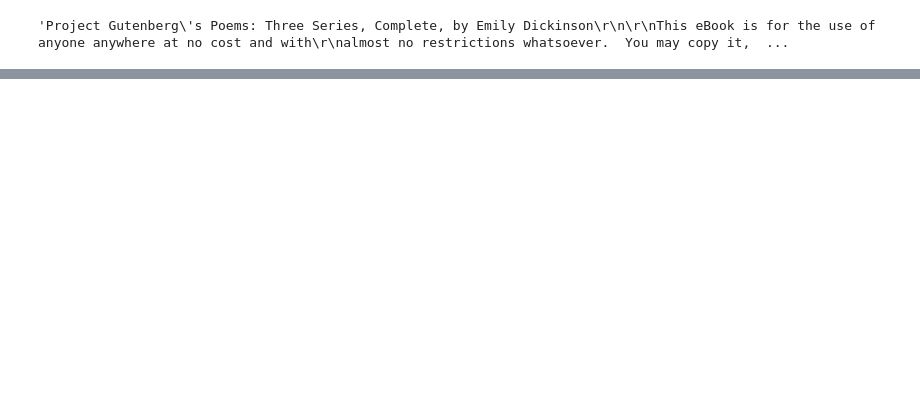
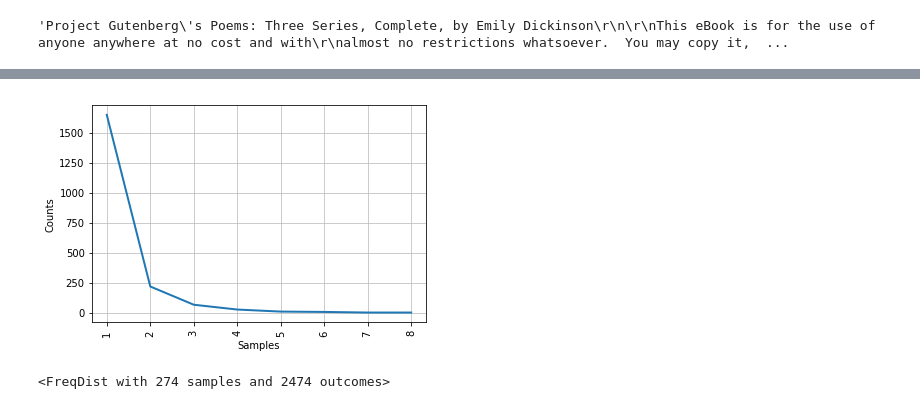
Before and after one commit to unmrds/cc-nlp, a Jupyter notebook: 02_Python_NLP_Tutorial.ipynb, the cells around one changed output, grey strips where cells are left out. Saved outputs shown, nothing was run; the diff lists cells and outputs as text; code cells hidden in the pictures; blank space fills up the shorter version.

```diff
--- a/02_Python_NLP_Tutorial.ipynb
+++ b/02_Python_NLP_Tutorial.ipynb
@@ -428,0 +392,3 @@ AssertionError:
+# %%
+ef = 'emily_dickinson_edit.txt'
+emily = am_poets.words(ef)
@@ -428,0 +644,4 @@ AssertionError:
+# %%
+ep_fdist.plot()
+# %% [output]
+[figure, added]
@@ -428,0 +658,4 @@ AssertionError:
+# %%
+print(wwps)
+# %% [output]
+<FreqDist with 274 samples and 2474 outcomes>
```
Also changed, not shown: parts of 62 cells of this notebook, 5 other files.
